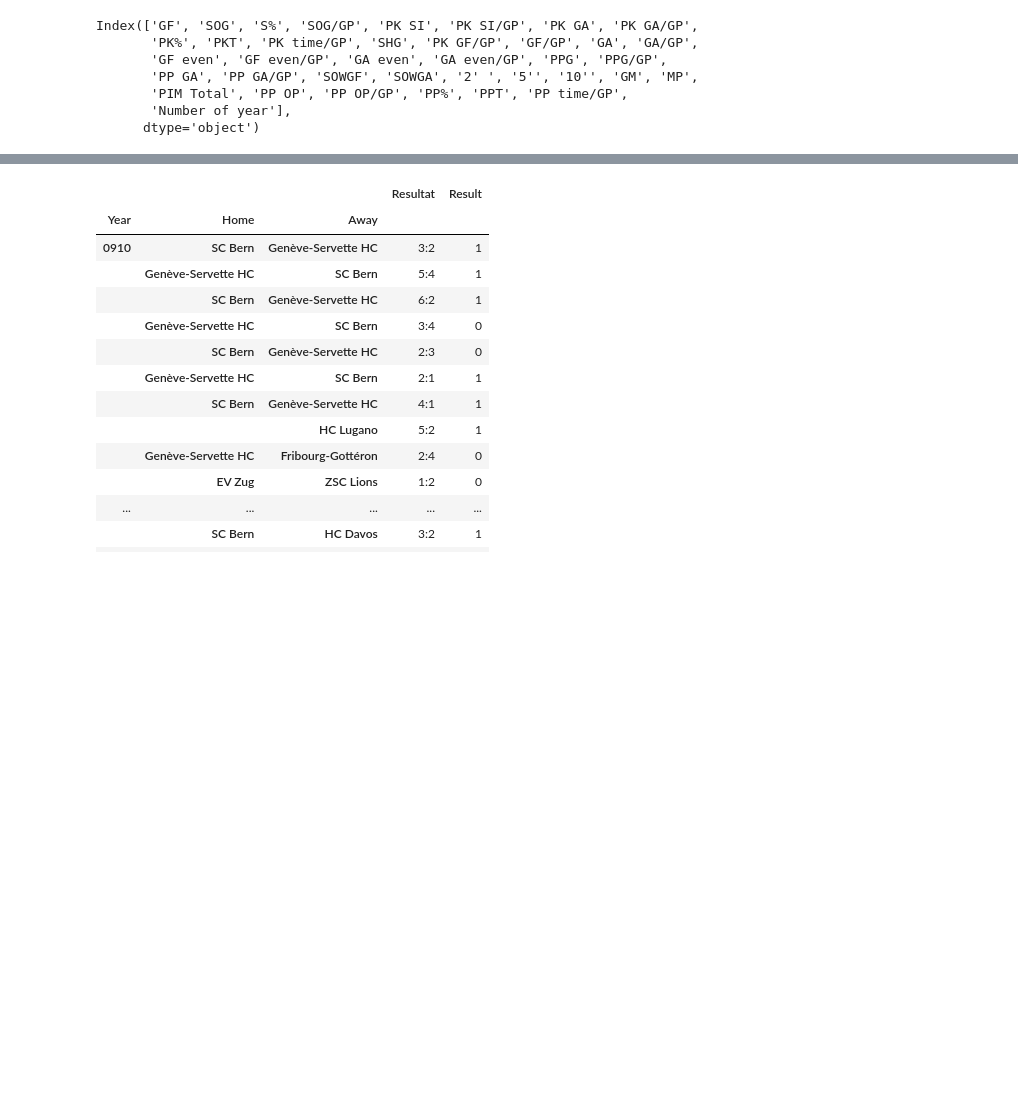
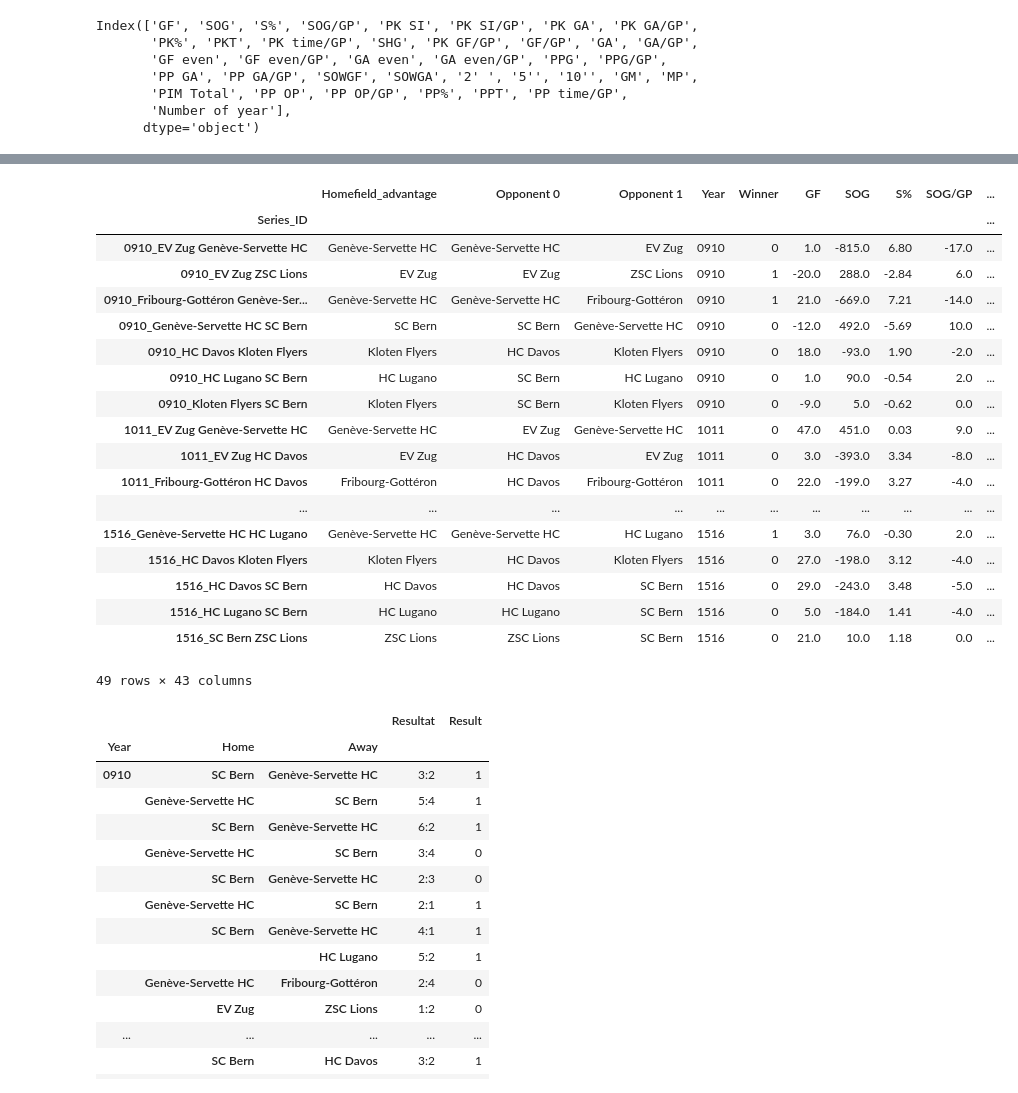
Before and after one commit to Gronlaen/swiss-ice-hockey-playoffs-prediction, a Jupyter notebook: Team_Regular_Analysis.ipynb, the cells around one changed output, grey strips where cells are left out. Saved outputs shown, nothing was run; the diff lists cells and outputs as text; code cells hidden in the pictures; blank space fills up the shorter version.

```diff
--- a/Team_Regular_Analysis.ipynb
+++ b/Team_Regular_Analysis.ipynb
@@ -174,14 +174,14 @@ play_off_series = df_match.groupby('Series_ID').agg({
     },
     'Home': {
         'Homefield_advantage': lambda x: x.value_counts().index[0],
+        'Opponent 0': 'first'
+    },
+    'Away': {
         'Opponent 1': 'first'
     },
-    'Away': {
-        'Opponent2': 'first'
-    },
     'Result': {
-        'Winner': lambda x: 'Opponent 1' if x.value_counts().index[0]=='h' else 'Opponent2'
+        'Winner': lambda x: 0 if x.value_counts().index[0]=='h' else 1
     }
 })
 play_off_series.columns = play_off_series.columns.droplevel()
-play_off_series
+#play_off_series
@@ -251,3 +188,42 @@ KeyError: 'Year'
+# %%
+df_match_stats = []
+
+for x in play_off_series.iterrows() :
+    year = x[1]['Year']
+    opp0 = x[1]['Opponent 0']
+    opp1 = x[1]['Opponent 1']
+    winner = x[1]['Winner']
+
+#    line = df.loc[(opp0,year)]-df.loc[(opp1,year)] if winner == opp0 else df.loc[(opp1,year)]-df.loc[(opp0,year)]
+    line = df.loc[(opp0,year)]-df.loc[(opp1,year)]
+    aa = pd.DataFrame(line).transpose()
+    aa['Series_ID'] = year + '_' + ' '.join(sorted([opp0, opp1]))
+    aa.set_index(['Series_ID'],inplace=True)
+
+    df_match_stats = pd.concat([pd.DataFrame(df_match_stats),aa])
+
+cc = pd.concat([play_off_series,df_match_stats],axis=1)
+cc
+# %% [output]
+|  | Homefield_advantage | Opponent 0 | Opponent 1 | Year | Winner | GF | SOG | S% | SOG/GP | ... |
+| Series_ID |  |  |  |  |  |  |  |  |  | ... |
+| 0910_EV Zug Genève-Servette HC | Genève-Servette HC | Genève-Servette HC | EV Zug | 0910 | 0 | 1.0 | -815.0 | 6.80 | -17.0 | ... |
+| 0910_EV Zug ZSC Lions | EV Zug | EV Zug | ZSC Lions | 0910 | 1 | -20.0 | 288.0 | -2.84 | 6.0 | ... |
+| 0910_Fribourg-Gottéron Genève-Ser... | Genève-Servette HC | Genève-Servette HC | Fribourg-Gottéron | 0910 | 1 | 21.0 | -669.0 | 7.21 | -14.0 | ... |
+| 0910_Genève-Servette HC SC Bern | SC Bern | SC Bern | Genève-Servette HC | 0910 | 0 | -12.0 | 492.0 | -5.69 | 10.0 | ... |
+| 0910_HC Davos Kloten Flyers | Kloten Flyers | HC Davos | Kloten Flyers | 0910 | 0 | 18.0 | -93.0 | 1.90 | -2.0 | ... |
+| 0910_HC Lugano SC Bern | HC Lugano | SC Bern | HC Lugano | 0910 | 0 | 1.0 | 90.0 | -0.54 | 2.0 | ... |
+| 0910_Kloten Flyers SC Bern | Kloten Flyers | SC Bern | Kloten Flyers | 0910 | 0 | -9.0 | 5.0 | -0.62 | 0.0 | ... |
+| 1011_EV Zug Genève-Servette HC | Genève-Servette HC | EV Zug | Genève-Servette HC | 1011 | 0 | 47.0 | 451.0 | 0.03 | 9.0 | ... |
+| 1011_EV Zug HC Davos | EV Zug | HC Davos | EV Zug | 1011 | 0 | 3.0 | -393.0 | 3.34 | -8.0 | ... |
+| 1011_Fribourg-Gottéron HC Davos | Fribourg-Gottéron | HC Davos | Fribourg-Gottéron | 1011 | 0 | 22.0 | -199.0 | 3.27 | -4.0 | ... |
+| ... | ... | ... | ... | ... | ... | ... | ... | ... | ... | ... |
+| 1516_Genève-Servette HC HC Lugano | Genève-Servette HC | Genève-Servette HC | HC Lugano | 1516 | 1 | 3.0 | 76.0 | -0.30 | 2.0 | ... |
+| 1516_HC Davos Kloten Flyers | Kloten Flyers | HC Davos | Kloten Flyers | 1516 | 0 | 27.0 | -198.0 | 3.12 | -4.0 | ... |
+| 1516_HC Davos SC Bern | HC Davos | HC Davos | SC Bern | 1516 | 0 | 29.0 | -243.0 | 3.48 | -5.0 | ... |
+| 1516_HC Lugano SC Bern | HC Lugano | HC Lugano | SC Bern | 1516 | 0 | 5.0 | -184.0 | 1.41 | -4.0 | ... |
+| 1516_SC Bern ZSC Lions | ZSC Lions | ZSC Lions | SC Bern | 1516 | 0 | 21.0 | 10.0 | 1.18 | 0.0 | ... |
+49 rows × 43 columns
 # %%
 df_match
 # %% [output]
```
Also changed, not shown: parts of 6 cells of this notebook.
